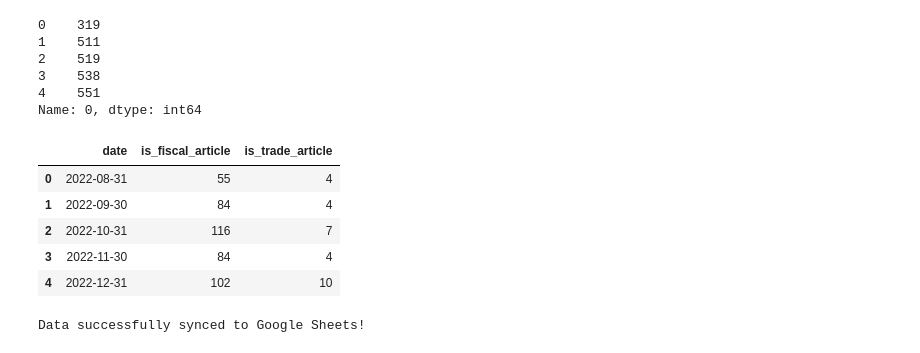
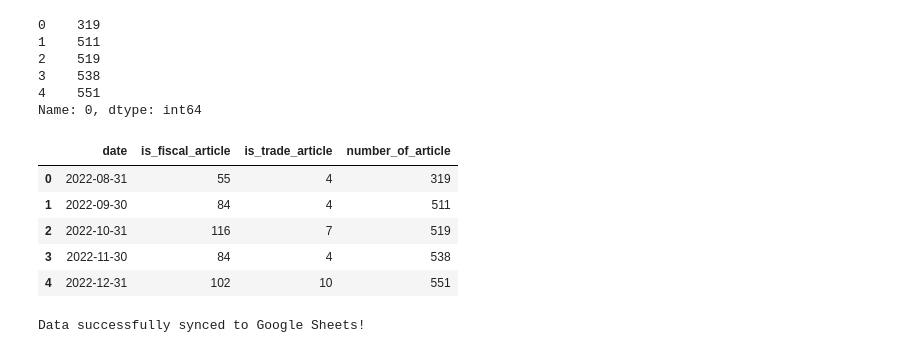
Before and after one commit to nguyenhaitran/Fiscal-Trade-Policy-Intelligence, a Jupyter notebook: fiscal_policy_index/pdf_extraction.ipynb, the cells around one changed output. Drawn from its saved outputs; the diff is of its cells as text; code cells hidden in the pictures.

Commit message:
added number of articles, fiscal and trade articles in fiscal_trade_index

```diff
--- a/fiscal_policy_index/pdf_extraction.ipynb
+++ b/fiscal_policy_index/pdf_extraction.ipynb
@@ -584,14 +584,15 @@ Name: 0, dtype: int64
 # %%
 # Number of fiscal and tariff articles by the end of each months
 fiscal_trade_counts=wsj_df.groupby(pd.Grouper(key='date', axis=0, freq='ME')).sum().reset_index()[['date', 'is_fiscal_article', 'is_trade_article']]
+fiscal_trade_counts['number_of_article'] = monthly_counts
 fiscal_trade_counts.head()
 # %% [output]
-|  | date | is_fiscal_article | is_trade_article |
-| 0 | 2022-08-31 | 55 | 4 |
-| 1 | 2022-09-30 | 84 | 4 |
-| 2 | 2022-10-31 | 116 | 7 |
-| 3 | 2022-11-30 | 84 | 4 |
-| 4 | 2022-12-31 | 102 | 10 |
+|  | date | is_fiscal_article | is_trade_article | number_of_article |
+| 0 | 2022-08-31 | 55 | 4 | 319 |
+| 1 | 2022-09-30 | 84 | 4 | 511 |
+| 2 | 2022-10-31 | 116 | 7 | 519 |
+| 3 | 2022-11-30 | 84 | 4 | 538 |
+| 4 | 2022-12-31 | 102 | 10 | 551 |
 # %%
 def index_calculation(column_name, dataframe):
     ## Step 1: Raw count
```
Also changed, not shown: parts of 1 cell of this notebook, 1 other file.
